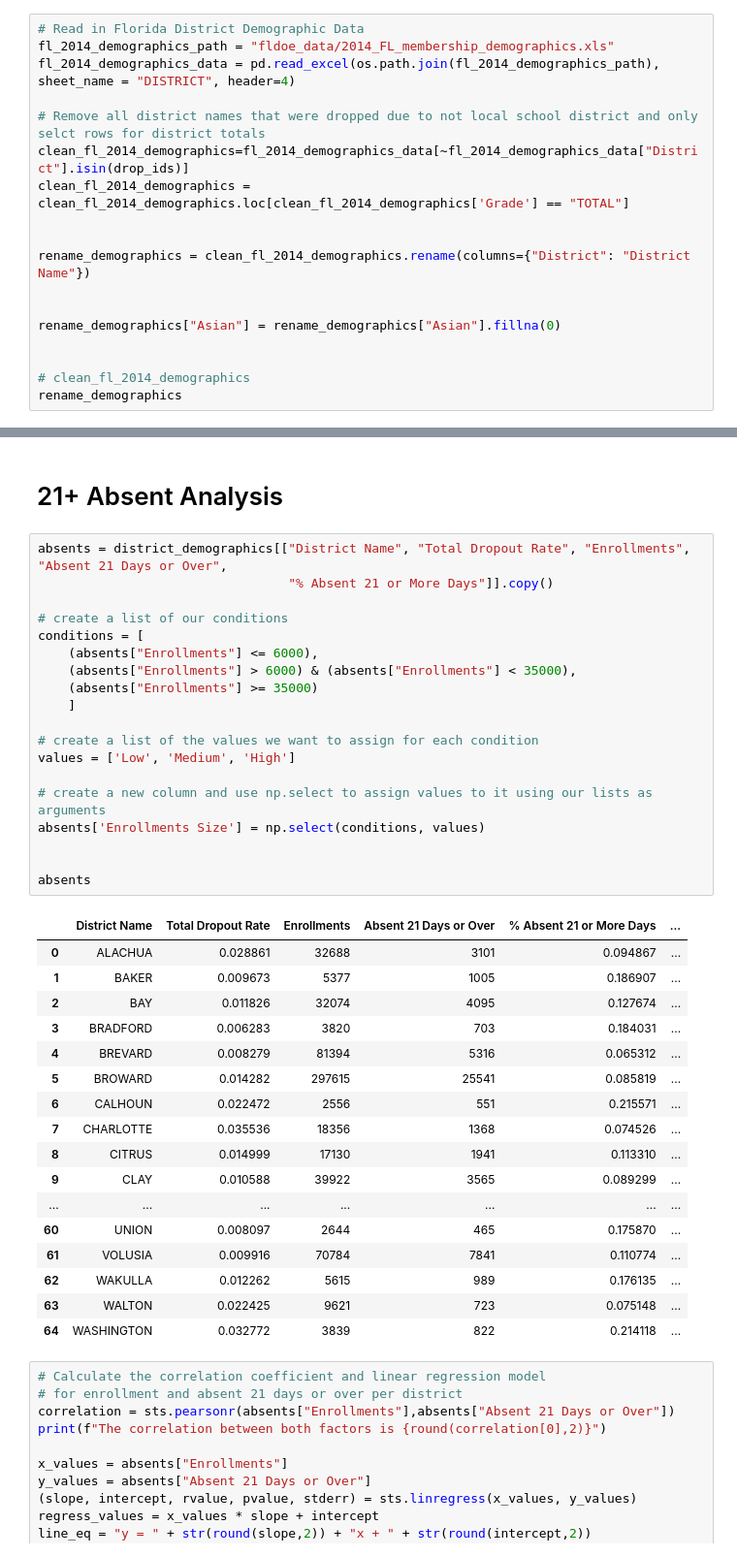
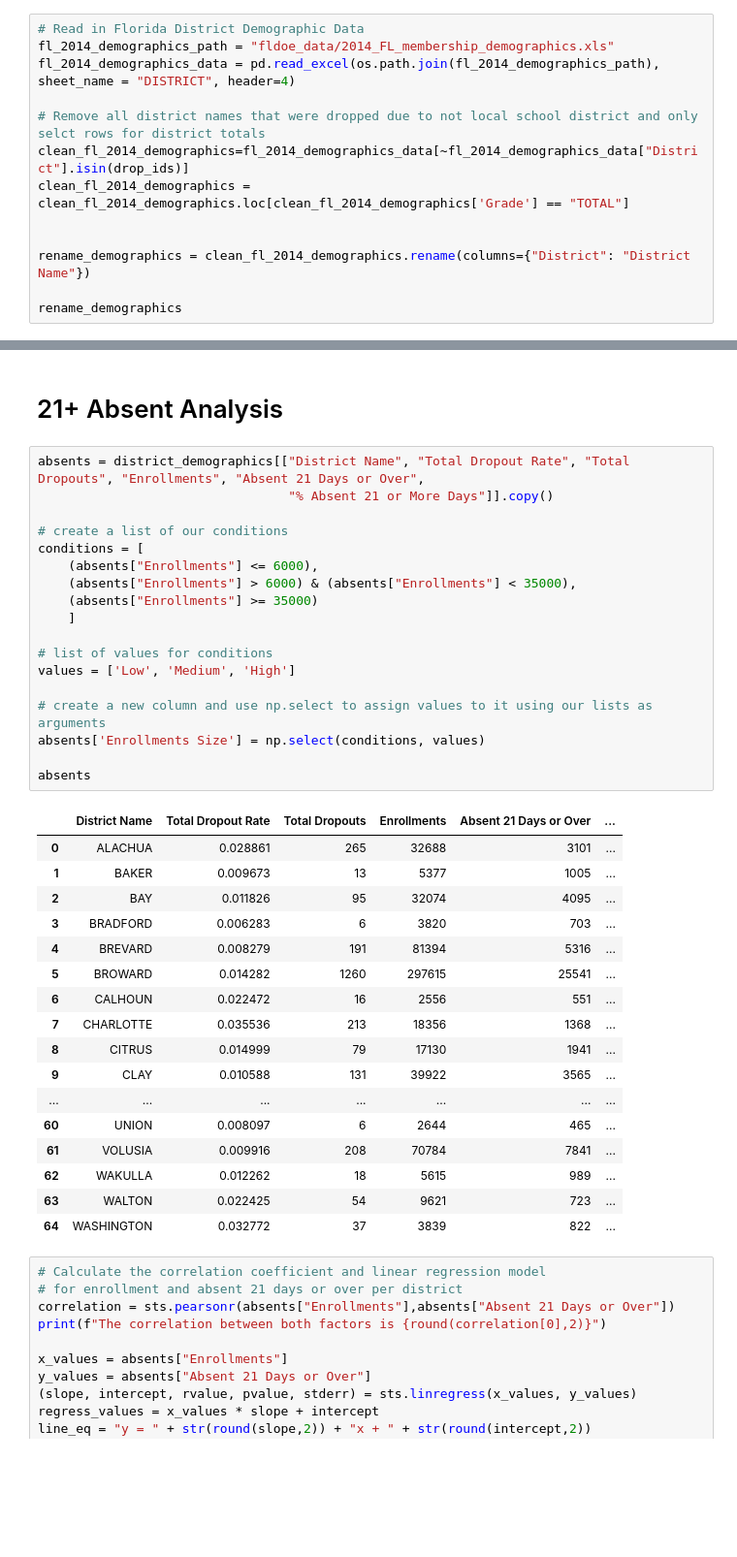
Before and after one commit to jjwilliams11/project1, a Jupyter notebook: Education_Dropout/Demographic_Analysis_Tabitha.ipynb, the cells around one changed output, grey strips where cells are left out. Shown at 97% size. Drawn from its saved outputs; the diff is of its cells as text; blank space fills up the shorter version.

```diff
--- a/Education_Dropout/Demographic_Analysis_Tabitha.ipynb
+++ b/Education_Dropout/Demographic_Analysis_Tabitha.ipynb
@@ -380,11 +364,6 @@ clean_fl_2014_demographics = clean_fl_2014_demographics.loc[clean_fl_2014_demogr
 
 rename_demographics = clean_fl_2014_demographics.rename(columns={"District": "District Name"})
 
-
-rename_demographics["Asian"] = rename_demographics["Asian"].fillna(0)
-
-
-# clean_fl_2014_demographics
 rename_demographics
 # %% [output]
 |  | District # | District Name | Grade | White | Black or African American | Hispanic/Latino | Asian | ... |
@@ -694,42 +673,41 @@ Low Enrollments = 20, Medium Enrollments = 22, High Enrollments = 23
 # %% [markdown]
 # 21+ Absent Analysis
 # %%
-absents = district_demographics[["District Name", "Total Dropout Rate", "Enrollments", "Absent 21 Days or Over",
+absents = district_demographics[["District Name", "Total Dropout Rate", "Total Dropouts", "Enrollments", "Absent 21 Days or Over",
                                  "% Absent 21 or More Days"]].copy()
 
 # create a list of our conditions
 conditions = [
     (absents["Enrollments"] <= 6000),
     (absents["Enrollments"] > 6000) & (absents["Enrollments"] < 35000),
     (absents["Enrollments"] >= 35000)
     ]
 
-# create a list of the values we want to assign for each condition
+# list of values for conditions
 values = ['Low', 'Medium', 'High']
 
 # create a new column and use np.select to assign values to it using our lists as arguments
 absents['Enrollments Size'] = np.select(conditions, values)
 
-
 absents
 # %% [output]
-|  | District Name | Total Dropout Rate | Enrollments | Absent 21 Days or Over | % Absent 21 or More Days | ... |
-| 0 | ALACHUA | 0.028861 | 32688 | 3101 | 0.094867 | ... |
-| 1 | BAKER | 0.009673 | 5377 | 1005 | 0.186907 | ... |
-| 2 | BAY | 0.011826 | 32074 | 4095 | 0.127674 | ... |
-| 3 | BRADFORD | 0.006283 | 3820 | 703 | 0.184031 | ... |
-| 4 | BREVARD | 0.008279 | 81394 | 5316 | 0.065312 | ... |
-| 5 | BROWARD | 0.014282 | 297615 | 25541 | 0.085819 | ... |
-| 6 | CALHOUN | 0.022472 | 2556 | 551 | 0.215571 | ... |
-| 7 | CHARLOTTE | 0.035536 | 18356 | 1368 | 0.074526 | ... |
-| 8 | CITRUS | 0.014999 | 17130 | 1941 | 0.113310 | ... |
-| 9 | CLAY | 0.010588 | 39922 | 3565 | 0.089299 | ... |
+|  | District Name | Total Dropout Rate | Total Dropouts | Enrollments | Absent 21 Days or Over | ... |
+| 0 | ALACHUA | 0.028861 | 265 | 32688 | 3101 | ... |
+| 1 | BAKER | 0.009673 | 13 | 5377 | 1005 | ... |
+| 2 | BAY | 0.011826 | 95 | 32074 | 4095 | ... |
+| 3 | BRADFORD | 0.006283 | 6 | 3820 | 703 | ... |
+| 4 | BREVARD | 0.008279 | 191 | 81394 | 5316 | ... |
+| 5 | BROWARD | 0.014282 | 1260 | 297615 | 25541 | ... |
+| 6 | CALHOUN | 0.022472 | 16 | 2556 | 551 | ... |
+| 7 | CHARLOTTE | 0.035536 | 213 | 18356 | 1368 | ... |
+| 8 | CITRUS | 0.014999 | 79 | 17130 | 1941 | ... |
+| 9 | CLAY | 0.010588 | 131 | 39922 | 3565 | ... |
 | ... | ... | ... | ... | ... | ... | ... |
-| 60 | UNION | 0.008097 | 2644 | 465 | 0.175870 | ... |
-| 61 | VOLUSIA | 0.009916 | 70784 | 7841 | 0.110774 | ... |
-| 62 | WAKULLA | 0.012262 | 5615 | 989 | 0.176135 | ... |
-| 63 | WALTON | 0.022425 | 9621 | 723 | 0.075148 | ... |
-| 64 | WASHINGTON | 0.032772 | 3839 | 822 | 0.214118 | ... |
+| 60 | UNION | 0.008097 | 6 | 2644 | 465 | ... |
+| 61 | VOLUSIA | 0.009916 | 208 | 70784 | 7841 | ... |
+| 62 | WAKULLA | 0.012262 | 18 | 5615 | 989 | ... |
+| 63 | WALTON | 0.022425 | 54 | 9621 | 723 | ... |
+| 64 | WASHINGTON | 0.032772 | 37 | 3839 | 822 | ... |
 # %%
 # Calculate the correlation coefficient and linear regression model
 # for enrollment and absent 21 days or over per district
```
Also changed, not shown: parts of 34 cells of this notebook, 1 other file.
